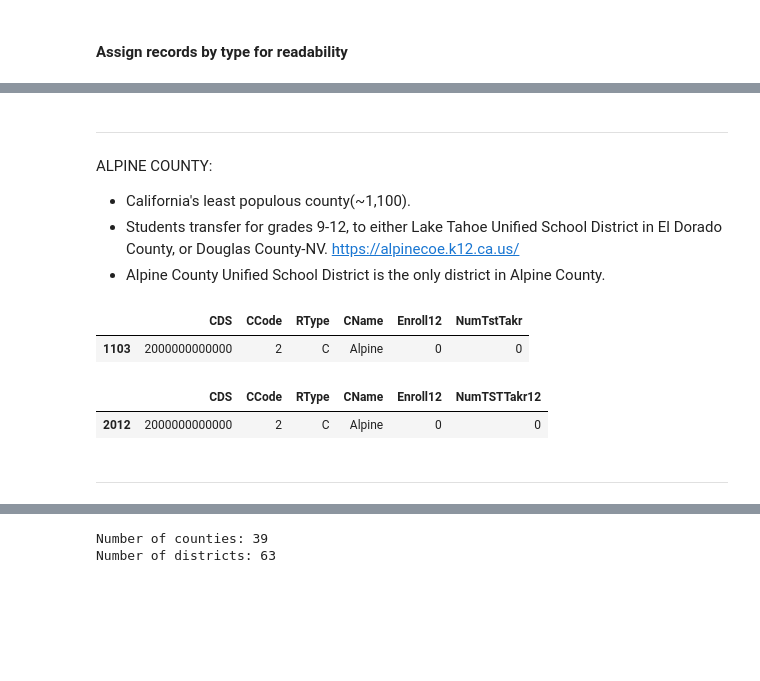
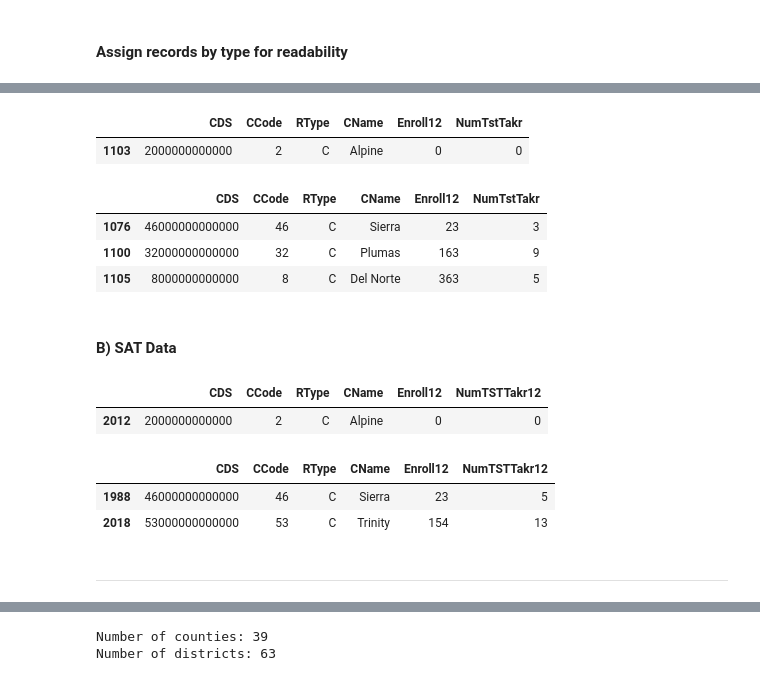
Before and after one commit to griffinbran/Equitable-Education-Affects-on-College-Entrance-Exam-Performance, a Jupyter notebook: Code/Notebook-01-Data-Import-and-Cleaning.ipynb, the cells around one changed output, grey strips where cells are left out. Saved outputs shown, nothing was run; the diff lists cells and outputs as text; code cells hidden in the pictures; blank space fills up the shorter version.

```diff
--- a/Code/Notebook-01-Data-Import-and-Cleaning.ipynb
+++ b/Code/Notebook-01-Data-Import-and-Cleaning.ipynb
@@ -199,24 +282,42 @@ state_sat
+# %%
+# Zero Test Takers
+c = county[county['NumTstTakr']==0]
+c[['CDS', 'CCode', 'RType', 'CName', 'Enroll12', 'NumTstTakr']]
+# %% [output]
+|  | CDS | CCode | RType | CName | Enroll12 | NumTstTakr |
+| 1103 | 2000000000000 | 2 | C | Alpine | 0 | 0 |
+# %%
+# Few Test Takers
+# 3-Counties had only BETWEEN 1-14 students take the ACTs
+c = county[(county['NumTstTakr']<15) & (county['NumTstTakr']>0)]
+
+# Display only the informative columns
+c[['CDS', 'CCode', 'RType', 'CName', 'Enroll12', 'NumTstTakr']]
+# %% [output]
+|  | CDS | CCode | RType | CName | Enroll12 | NumTstTakr |
+| 1076 | 46000000000000 | 46 | C | Sierra | 23 | 3 |
+| 1100 | 32000000000000 | 32 | C | Plumas | 163 | 9 |
+| 1105 | 8000000000000 | 8 | C | Del Norte | 363 | 5 |
+# %% [markdown]
+#### B) SAT Data
+# %%
+# Zero Test Takers
+c_sat = county_sat[county_sat['NumTSTTakr12']==0]
+c_sat[['CDS', 'CCode', 'RType', 'CName', 'Enroll12', 'NumTSTTakr12']]
+# %% [output]
+|  | CDS | CCode | RType | CName | Enroll12 | NumTSTTakr12 |
+| 2012 | 2000000000000 | 2 | C | Alpine | 0 | 0 |
+# %%
+# Few Test Takers
+# 2-Counties had only BETWEEN 1-14 students take the SATs
+c_sat = county_sat[(county_sat['NumTSTTakr12']<15) & (county_sat['NumTSTTakr12']>0)]
+
+# Display only the informative columns
+c_sat[['CDS', 'CCode', 'RType', 'CName', 'Enroll12', 'NumTSTTakr12']]
+# %% [output]
+|  | CDS | CCode | RType | CName | Enroll12 | NumTSTTakr12 |
+| 1988 | 46000000000000 | 46 | C | Sierra | 23 | 5 |
+| 2018 | 53000000000000 | 53 | C | Trinity | 154 | 13 |
 # %% [markdown]
 ---
-# %% [markdown]
-ALPINE COUNTY:
-* California's least populous county(~1,100).
-* Students transfer for grades 9-12, to either Lake Tahoe Unified School District in El Dorado County, or Douglas County-NV. https://alpinecoe.k12.ca.us/
-* Alpine County Unified School District is the only district in Alpine County.
-# %%
-# ACT
-c = county[county['NumTstTakr']==0]
-c[['CDS', 'CCode', 'RType', 'CName', 'Enroll12', 'NumTstTakr']]
-# %% [output]
-|  | CDS | CCode | RType | CName | Enroll12 | NumTstTakr |
-| 1103 | 2000000000000 | 2 | C | Alpine | 0 | 0 |
-# %%
-# SAT
-c_sat = county_sat[county_sat['NumTSTTakr12']==0]
-c_sat[['CDS', 'CCode', 'RType', 'CName', 'Enroll12', 'NumTSTTakr12']]
-# %% [output]
-|  | CDS | CCode | RType | CName | Enroll12 | NumTSTTakr12 |
-| 2012 | 2000000000000 | 2 | C | Alpine | 0 | 0 |
-# %% [markdown]
----
 # %% [markdown]
```
Also changed, not shown: parts of 30 cells of this notebook.
